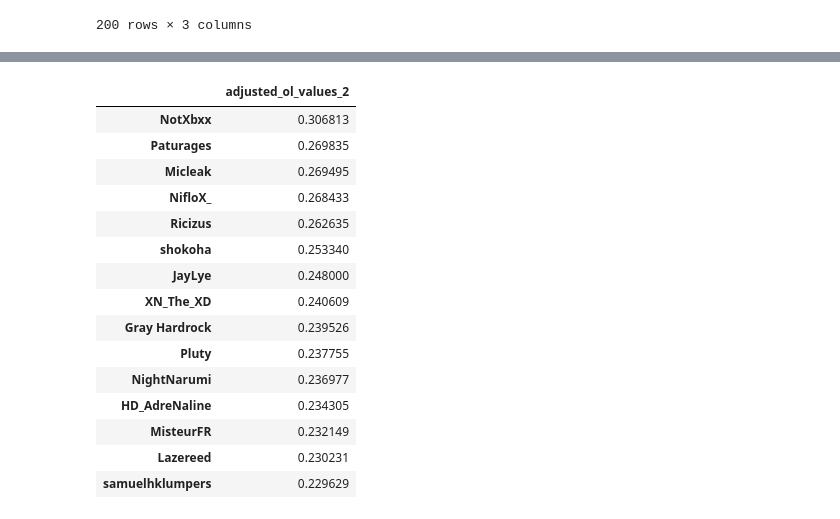
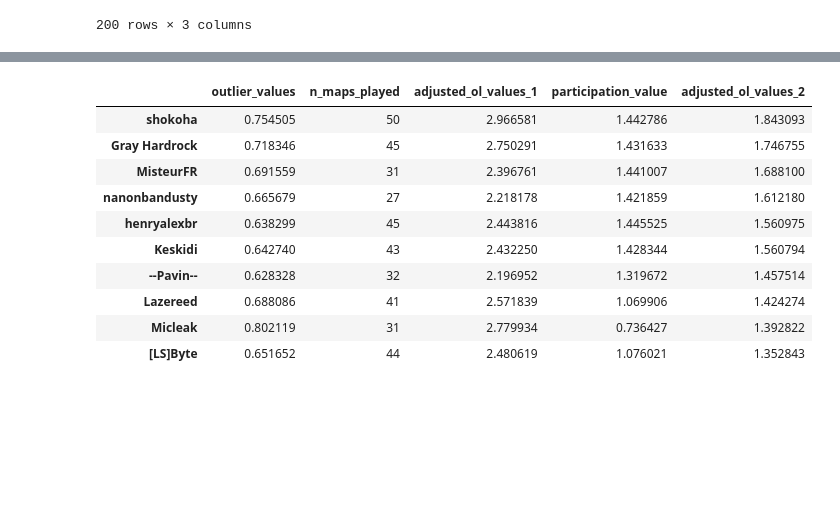
Before and after one commit to 4digitmwc/4dmanalysis, a Jupyter notebook: 4dm4analysis/averagepercent_detection.ipynb, the cells around one changed output, grey strips where cells are left out. Cells and saved outputs as stored; diff of their text form; code cells hidden in the pictures; blank space fills up the shorter version.

Commit message:
add another analysis into average percentile

```diff
--- a/4dm4analysis/averagepercent_detection.ipynb
+++ b/4dm4analysis/averagepercent_detection.ipynb
@@ -293,3 +396,7 @@ average_participation_rate.sort_values(by='participation_rate', ascending=False)
+# %%
+average_participation_rate = average_participation_rate[['value']]
+# %%
+average_participation_rate = average_participation_rate.groupby(average_participation_rate.index.map(lambda x: x[0])).sum()
 # %%
 df
 # %% [output]
@@ -307,7 +414,7 @@ df
 | NotXbxx | 0.938812 | 2 | 1.031391 |
 200 rows × 3 columns
 # %%
-df['participation_rate'] = average_participation_rate['participation_rate']
+df['participation_value'] = average_participation_rate['value']
 # %%
 df
 # %% [output]
@@ -326,22 +433,17 @@ df
 200 rows × 4 columns
 # %%
-df['adjusted_ol_values_2'] = df['outlier_values'] * df['participation_rate']
+df['adjusted_ol_values_2'] = df['outlier_values'] + df['outlier_values'] * df['participation_value']
 # %%
-df[['adjusted_ol_values_2']].sort_values(by='adjusted_ol_values_2', ascending=False).head(15)
+df.sort_values('adjusted_ol_values_2', ascending=False).head(10)
 # %% [output]
-|  | adjusted_ol_values_2 |
-| NotXbxx | 0.306813 |
-| Paturages | 0.269835 |
-| Micleak | 0.269495 |
-| NifloX_ | 0.268433 |
-| Ricizus | 0.262635 |
-| shokoha | 0.253340 |
-| JayLye | 0.248000 |
-| XN_The_XD | 0.240609 |
-| Gray Hardrock | 0.239526 |
-| Pluty | 0.237755 |
-| NightNarumi | 0.236977 |
-| HD_AdreNaline | 0.234305 |
-| MisteurFR | 0.232149 |
-| Lazereed | 0.230231 |
-| samuelhklumpers | 0.229629 |
+|  | outlier_values | n_maps_played | adjusted_ol_values_1 | participation_value | adjusted_ol_values_2 |
+| shokoha | 0.754505 | 50 | 2.966581 | 1.442786 | 1.843093 |
+| Gray Hardrock | 0.718346 | 45 | 2.750291 | 1.431633 | 1.746755 |
+| MisteurFR | 0.691559 | 31 | 2.396761 | 1.441007 | 1.688100 |
+| nanonbandusty | 0.665679 | 27 | 2.218178 | 1.421859 | 1.612180 |
+| henryalexbr | 0.638299 | 45 | 2.443816 | 1.445525 | 1.560975 |
+| Keskidi | 0.642740 | 43 | 2.432250 | 1.428344 | 1.560794 |
+| --Pavin-- | 0.628328 | 32 | 2.196952 | 1.319672 | 1.457514 |
+| Lazereed | 0.688086 | 41 | 2.571839 | 1.069906 | 1.424274 |
+| Micleak | 0.802119 | 31 | 2.779934 | 0.736427 | 1.392822 |
+| [LS]Byte | 0.651652 | 44 | 2.480619 | 1.076021 | 1.352843 |
```
Also changed, not shown: parts of 51 cells of this notebook.
